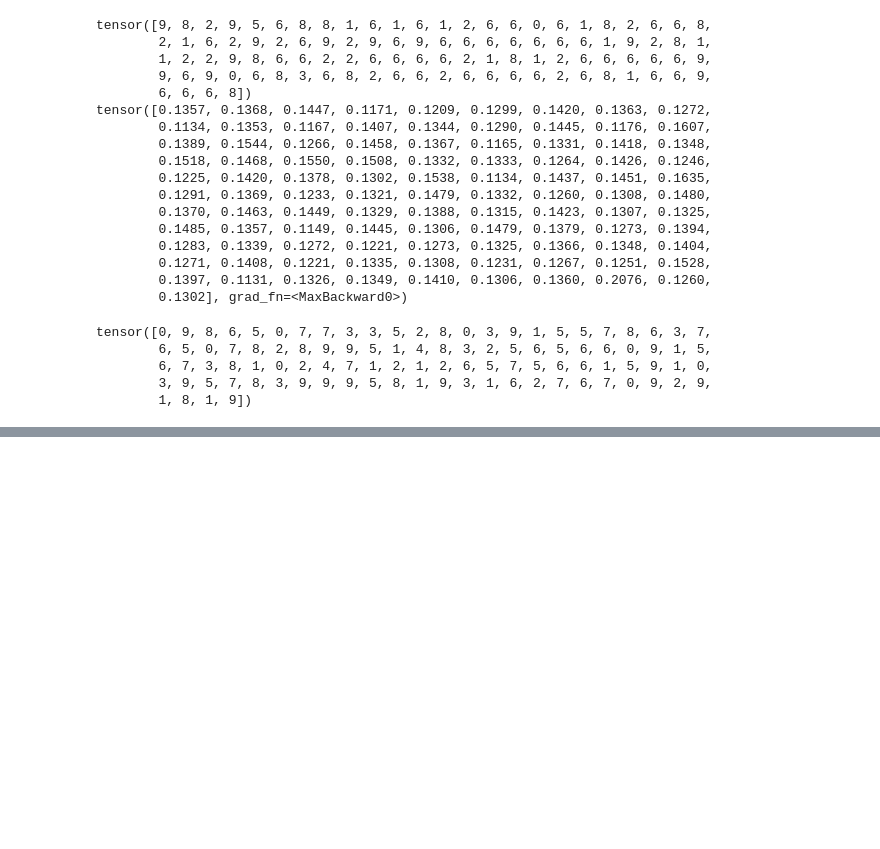
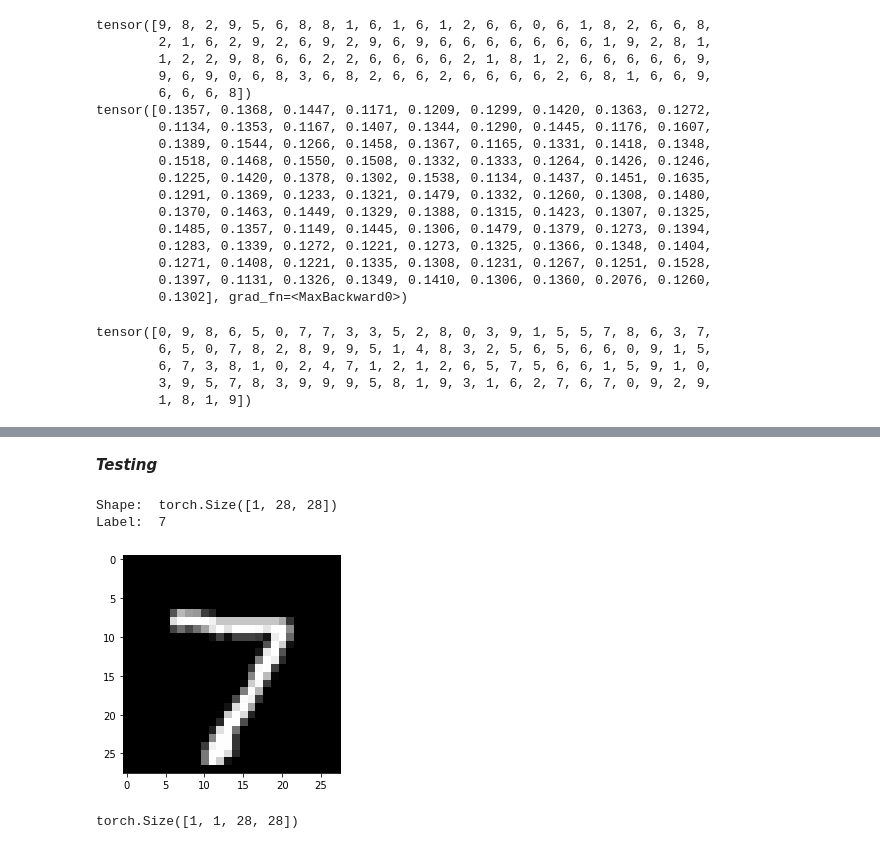
Before and after one commit to DarkknightRHZ/Learning-Pytorch, a Jupyter notebook: Logistic Regression.ipynb, the cells around one changed output, grey strips where cells are left out. Drawn from its saved outputs; the diff is of its cells as text; code cells hidden in the pictures; blank space fills up the shorter version.

Commit message:
Train, evaluate, test, model save and load

```diff
--- a/Logistic Regression.ipynb
+++ b/Logistic Regression.ipynb
@@ -273,0 +385,17 @@ tensor([0, 9, 8, 6, 5, 0, 7, 7, 3, 3, 5, 2, 8, 0, 3, 9, 1, 5, 5, 7, 8, 6, 3, 7,
+# %% [markdown]
+***Testing***
+# %%
+test_dataset = MNIST(root='data/', train=False, transform=transforms.ToTensor())
+# %%
+img, label = test_dataset[0]
+plt.imshow(img[0], cmap='gray')
+print('Shape: ', img.shape)
+print('Label: ', label)
+# %% [output]
+Shape:  torch.Size([1, 28, 28])
+Label:  7
+[figure, added]
+# %%
+img.unsqueeze(0).shape # .unsqueeze adds another dim to 1*28*28 to make it 1*1*28*28 which model views as 1 batch of 1 image
+# %% [output]
+torch.Size([1, 1, 28, 28])
```
Also changed, not shown: parts of 25 cells of this notebook, 1 other file.
